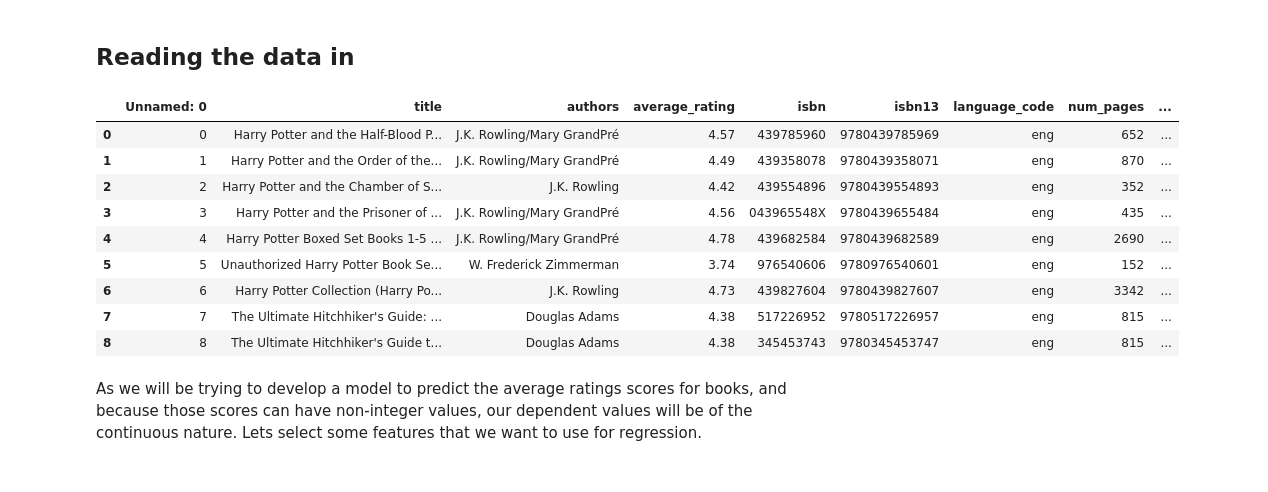
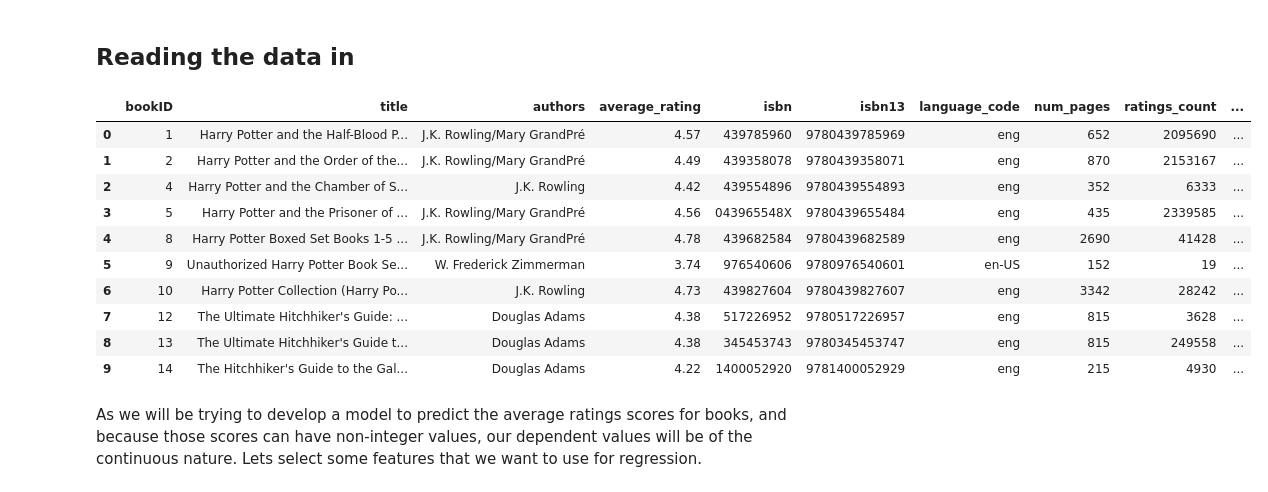
Before and after one commit to heEXDe/dl_jovian_zero2gans_course-my_documents, a Jupyter notebook: books_average_ratings_predictions/books'_ratings_predictions.ipynb, the cells around one changed output. Saved outputs shown, nothing was run; the diff lists cells and outputs as text; code cells hidden in the pictures.

```diff
--- a/books_average_ratings_predictions/books'_ratings_predictions.ipynb
+++ b/books_average_ratings_predictions/books'_ratings_predictions.ipynb
@@ -21,19 +21,20 @@ from torch.utils.data import TensorDataset
 # %% [markdown]
 <h2 id="reading_data">Reading the data in</h2>
 # %%
-df = pd.read_csv("books2.csv", encoding="utf-8-sig")
-df.head(9)
+df = pd.read_csv("books3.csv", encoding="utf-8-sig")
+df.head(10)
 # %% [output]
-|  | Unnamed: 0 | title | authors | average_rating | isbn | isbn13 | language_code | num_pages | ... |
-| 0 | 0 | Harry Potter and the Half-Blood P... | J.K. Rowling/Mary GrandPré | 4.57 | 439785960 | 9780439785969 | eng | 652 | ... |
-| 1 | 1 | Harry Potter and the Order of the... | J.K. Rowling/Mary GrandPré | 4.49 | 439358078 | 9780439358071 | eng | 870 | ... |
-| 2 | 2 | Harry Potter and the Chamber of S... | J.K. Rowling | 4.42 | 439554896 | 9780439554893 | eng | 352 | ... |
-| 3 | 3 | Harry Potter and the Prisoner of ... | J.K. Rowling/Mary GrandPré | 4.56 | 043965548X | 9780439655484 | eng | 435 | ... |
-| 4 | 4 | Harry Potter Boxed Set Books 1-5 ... | J.K. Rowling/Mary GrandPré | 4.78 | 439682584 | 9780439682589 | eng | 2690 | ... |
-| 5 | 5 | Unauthorized Harry Potter Book Se... | W. Frederick Zimmerman | 3.74 | 976540606 | 9780976540601 | eng | 152 | ... |
-| 6 | 6 | Harry Potter Collection (Harry Po... | J.K. Rowling | 4.73 | 439827604 | 9780439827607 | eng | 3342 | ... |
-| 7 | 7 | The Ultimate Hitchhiker's Guide: ... | Douglas Adams | 4.38 | 517226952 | 9780517226957 | eng | 815 | ... |
-| 8 | 8 | The Ultimate Hitchhiker's Guide t... | Douglas Adams | 4.38 | 345453743 | 9780345453747 | eng | 815 | ... |
+|  | bookID | title | authors | average_rating | isbn | isbn13 | language_code | num_pages | ratings_count | ... |
+| 0 | 1 | Harry Potter and the Half-Blood P... | J.K. Rowling/Mary GrandPré | 4.57 | 439785960 | 9780439785969 | eng | 652 | 2095690 | ... |
+| 1 | 2 | Harry Potter and the Order of the... | J.K. Rowling/Mary GrandPré | 4.49 | 439358078 | 9780439358071 | eng | 870 | 2153167 | ... |
+| 2 | 4 | Harry Potter and the Chamber of S... | J.K. Rowling | 4.42 | 439554896 | 9780439554893 | eng | 352 | 6333 | ... |
+| 3 | 5 | Harry Potter and the Prisoner of ... | J.K. Rowling/Mary GrandPré | 4.56 | 043965548X | 9780439655484 | eng | 435 | 2339585 | ... |
+| 4 | 8 | Harry Potter Boxed Set Books 1-5 ... | J.K. Rowling/Mary GrandPré | 4.78 | 439682584 | 9780439682589 | eng | 2690 | 41428 | ... |
+| 5 | 9 | Unauthorized Harry Potter Book Se... | W. Frederick Zimmerman | 3.74 | 976540606 | 9780976540601 | en-US | 152 | 19 | ... |
+| 6 | 10 | Harry Potter Collection (Harry Po... | J.K. Rowling | 4.73 | 439827604 | 9780439827607 | eng | 3342 | 28242 | ... |
+| 7 | 12 | The Ultimate Hitchhiker's Guide: ... | Douglas Adams | 4.38 | 517226952 | 9780517226957 | eng | 815 | 3628 | ... |
+| 8 | 13 | The Ultimate Hitchhiker's Guide t... | Douglas Adams | 4.38 | 345453743 | 9780345453747 | eng | 815 | 249558 | ... |
+| 9 | 14 | The Hitchhiker's Guide to the Gal... | Douglas Adams | 4.22 | 1400052920 | 9781400052929 | eng | 215 | 4930 | ... |
 # %% [markdown]
 As we will be trying to develop a model to predict the average ratings scores for books, and because those scores can have non-integer values, our dependent values will be of the continuous nature.
 Lets select some features that we want to use for regression.
```
Also changed, not shown: parts of 8 cells of this notebook.
